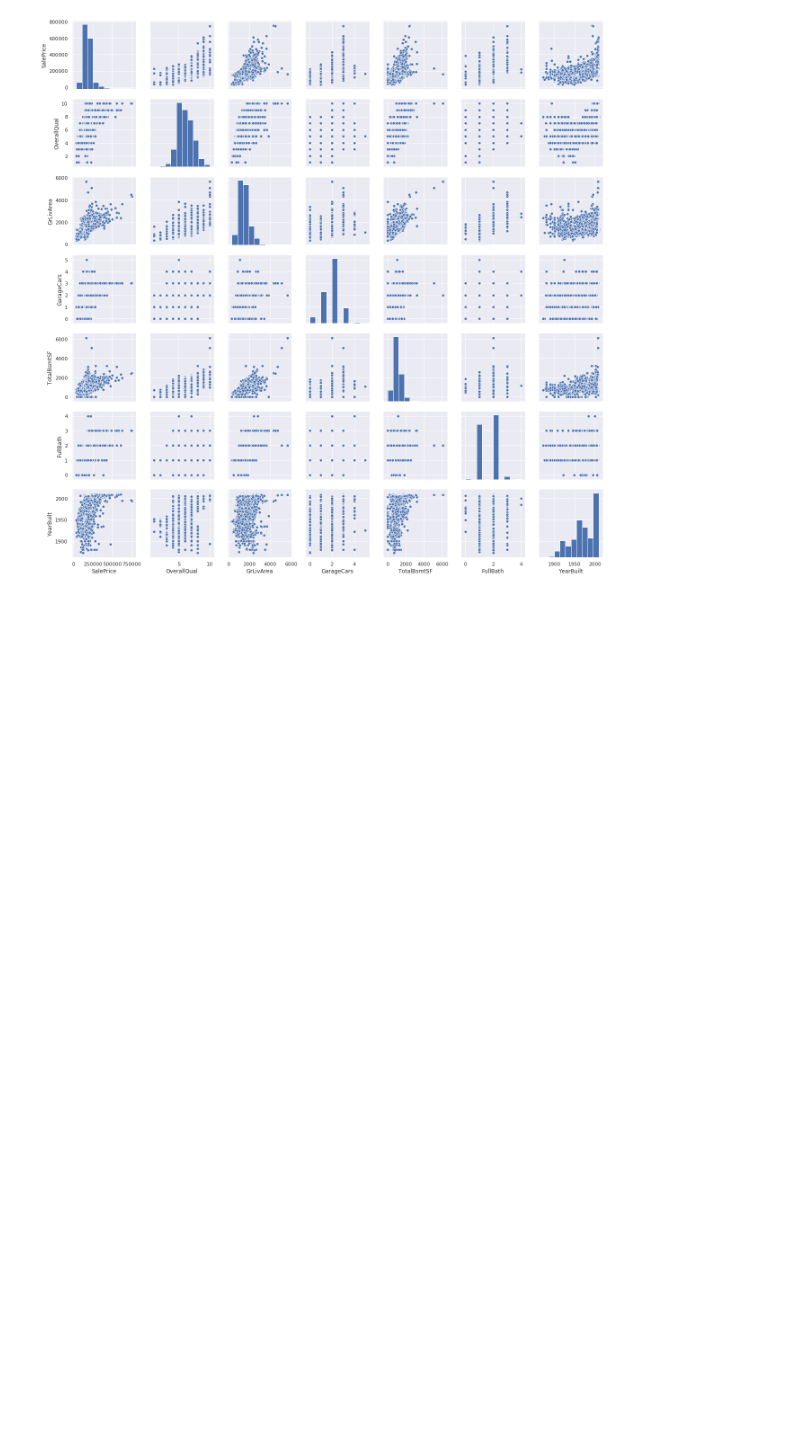
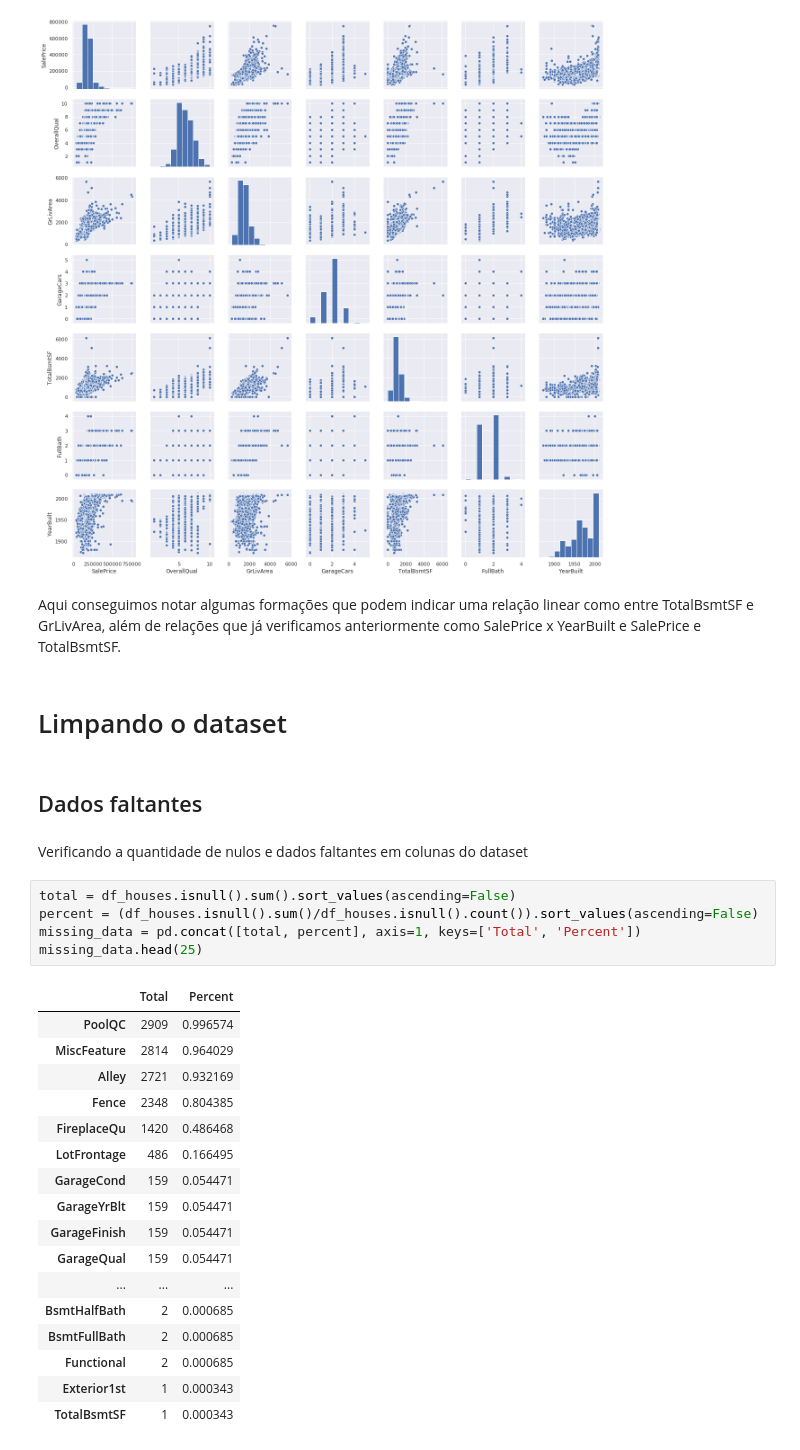
Before and after one commit to acresende/house-price-prediction, a Jupyter notebook: research/house-price-prediction.ipynb, the cells around one changed output. Cells and saved outputs as stored; diff of their text form; blank space fills up the shorter version.

```diff
--- a/research/house-price-prediction.ipynb
+++ b/research/house-price-prediction.ipynb
@@ -180,3 +199,34 @@ sns.pairplot(df_houses[cols], size = 2.5)
 plt.show();
 # %% [output]
 [figure]
+# %% [markdown]
+Aqui conseguimos notar algumas formações que podem indicar uma relação linear como entre TotalBsmtSF e GrLivArea, além de relações que já verificamos anteriormente como SalePrice x YearBuilt e SalePrice e TotalBsmtSF.
+# %% [markdown]
+# Limpando o dataset
+# %% [markdown]
+## Dados faltantes
+# %% [markdown]
+Verificando a quantidade de nulos e dados faltantes em colunas do dataset
+# %%
+total = df_houses.isnull().sum().sort_values(ascending=False)
+percent = (df_houses.isnull().sum()/df_houses.isnull().count()).sort_values(ascending=False)
+missing_data = pd.concat([total, percent], axis=1, keys=['Total', 'Percent'])
+missing_data.head(25)
+# %% [output]
+|  | Total | Percent |
+| PoolQC | 2909 | 0.996574 |
+| MiscFeature | 2814 | 0.964029 |
+| Alley | 2721 | 0.932169 |
+| Fence | 2348 | 0.804385 |
+| FireplaceQu | 1420 | 0.486468 |
+| LotFrontage | 486 | 0.166495 |
+| GarageCond | 159 | 0.054471 |
+| GarageYrBlt | 159 | 0.054471 |
+| GarageFinish | 159 | 0.054471 |
+| GarageQual | 159 | 0.054471 |
+| ... | ... | ... |
+| BsmtHalfBath | 2 | 0.000685 |
+| BsmtFullBath | 2 | 0.000685 |
+| Functional | 2 | 0.000685 |
+| Exterior1st | 1 | 0.000343 |
+| TotalBsmtSF | 1 | 0.000343 |
```
Also changed, not shown: parts of 66 cells of this notebook, 1 other file.
